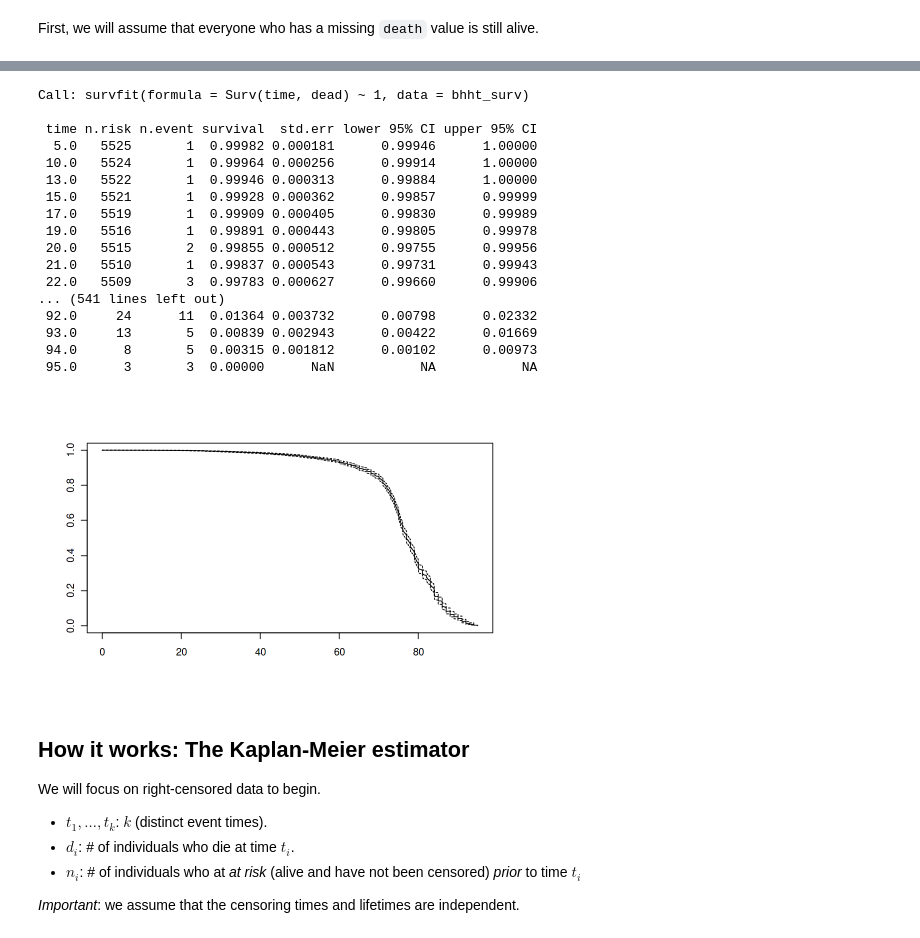
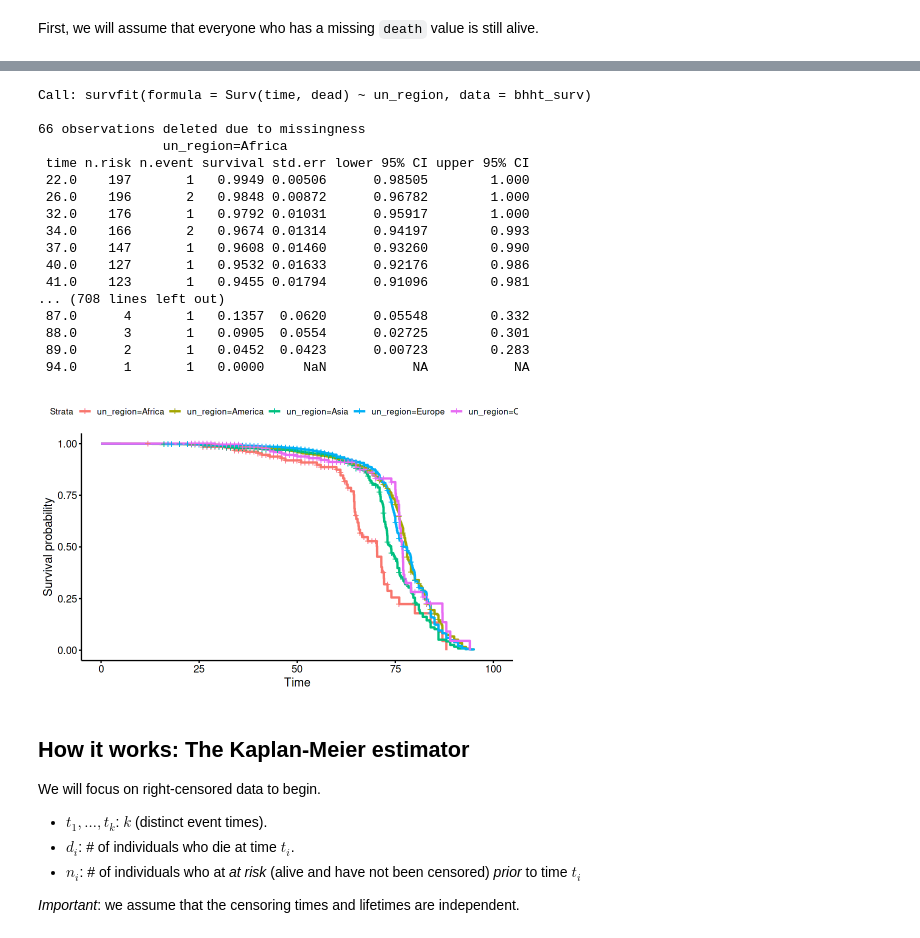
Before and after one commit to terhorst/stats504, a Jupyter notebook: lectures/week12/slides.ipynb, the cells around one changed output, grey strips where cells are left out. Drawn from its saved outputs; the diff is of its cells as text; code cells hidden in the pictures.

Commit message:
week 12 updates

```diff
--- a/lectures/week12/slides.ipynb
+++ b/lectures/week12/slides.ipynb
@@ -101,0 +91,3 @@ A tibble: 6 × 49
+# %%
+url <- 'https://github.com/terhorst/stats504/raw/main/lectures/week12/bhht_small.csv.gz'
+bhht <- read_csv(url)
@@ -337,7 +361,9 @@ A tibble: 6 × 2
 # %%
 bhht_surv <- bhht %>% filter(birth >= 2024 - 100) %>%
-    select(birth, death_estimation) %>%
+    select(birth, death_estimation, un_region) %>%
     mutate(
-        dead = death_estimation < 2024,
+        dead = death_estimation <= 2024,
         time = ifelse(dead, death_estimation - birth, 2024 - birth)
     )
+
+bhht_surv %>% filter(birth == 1982)
@@ -344,30 +390,30 @@ bhht_surv <- bhht %>% filter(birth >= 2024 - 100) %>%
 # %%
 library(survival)
 
-sfit = survfit(Surv(time, dead) ~ 1, data = bhht_surv)
+sfit = survfit(Surv(time, dead) ~ un_region, data = bhht_surv)
 summary(sfit)
 # %% [output]
-Call: survfit(formula = Surv(time, dead) ~ 1, data = bhht_surv)
+Call: survfit(formula = Surv(time, dead) ~ un_region, data = bhht_surv)
 
- time n.risk n.event survival  std.err lower 95% CI upper 95% CI
-  5.0   5525       1  0.99982 0.000181      0.99946      1.00000
- 10.0   5524       1  0.99964 0.000256      0.99914      1.00000
- 13.0   5522       1  0.99946 0.000313      0.99884      1.00000
- 15.0   5521       1  0.99928 0.000362      0.99857      0.99999
- 17.0   5519       1  0.99909 0.000405      0.99830      0.99989
- 19.0   5516       1  0.99891 0.000443      0.99805      0.99978
- 20.0   5515       2  0.99855 0.000512      0.99755      0.99956
- 21.0   5510       1  0.99837 0.000543      0.99731      0.99943
- 22.0   5509       3  0.99783 0.000627      0.99660      0.99906
-... (541 lines left out)
- 92.0     24      11  0.01364 0.003732      0.00798      0.02332
- 93.0     13       5  0.00839 0.002943      0.00422      0.01669
- 94.0      8       5  0.00315 0.001812      0.00102      0.00973
- 95.0      3       3  0.00000      NaN           NA           NA
+66 observations deleted due to missingness
+                un_region=Africa
+ time n.risk n.event survival std.err lower 95% CI upper 95% CI
+ 22.0    197       1   0.9949 0.00506      0.98505        1.000
+ 26.0    196       2   0.9848 0.00872      0.96782        1.000
+ 32.0    176       1   0.9792 0.01031      0.95917        1.000
+ 34.0    166       2   0.9674 0.01314      0.94197        0.993
+ 37.0    147       1   0.9608 0.01460      0.93260        0.990
+ 40.0    127       1   0.9532 0.01633      0.92176        0.986
+ 41.0    123       1   0.9455 0.01794      0.91096        0.981
+... (708 lines left out)
+ 87.0      4       1   0.1357  0.0620      0.05548        0.332
+ 88.0      3       1   0.0905  0.0554      0.02725        0.301
+ 89.0      2       1   0.0452  0.0423      0.00723        0.283
+ 94.0      1       1   0.0000     NaN           NA           NA
 # %%
-plot(sfit)
+ggsurvplot(sfit)
 # %% [output]
-[figure, old version]
+[figure, new version]
 # %% [markdown]
 ## How it works: The Kaplan-Meier estimator
 
```
Also changed, not shown: parts of 51 cells of this notebook.
